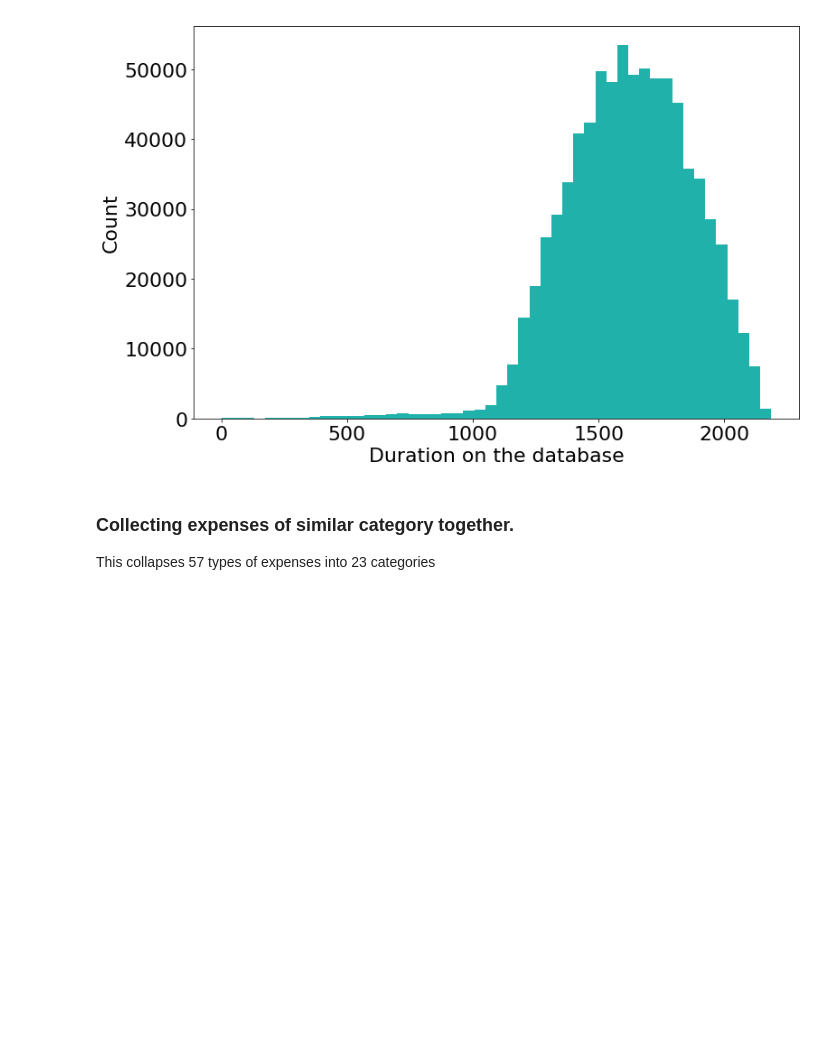
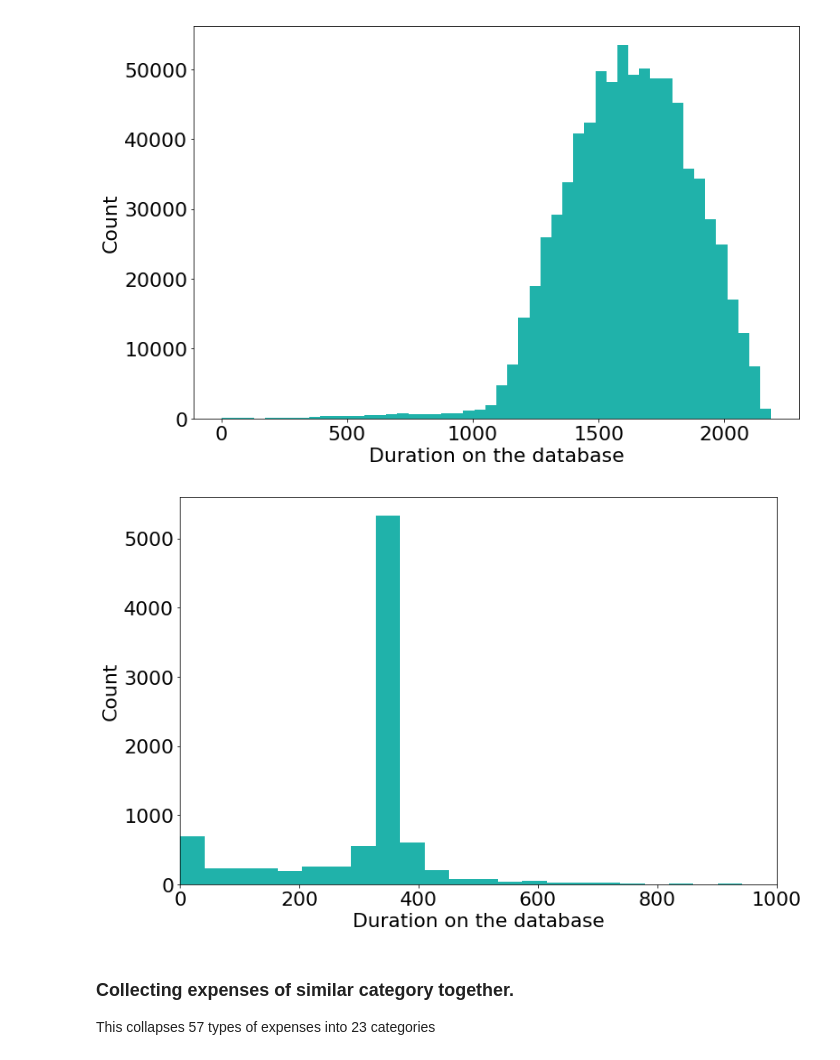
Before and after one commit to sanhitamj/elderly_fraud_detection, a Jupyter notebook: DataPipeline.ipynb, the cells around one changed output. Drawn from its saved outputs; the diff is of its cells as text; code cells hidden in the pictures; blank space fills up the shorter version.

Commit message:
new plots

```diff
--- a/DataPipeline.ipynb
+++ b/DataPipeline.ipynb
@@ -163,6 +163,15 @@ explore.reset_index(level=0, inplace=True)
 df2[(df2['CategoryTypeId']==2) &(df2['TransactionCategoryId']!=245) &
                         (df2['TransactionCategoryId']!=228) &
                         (df2['TransactionCategoryId']!=249 )][['TransactionCategoryId', 'Description']].to_csv('expense_description.csv')
+# %%
+plt.xlim(0, 1000)
+explore['Duration'].hist(bins=50, figsize=(12,8), color = '#20B2AA', grid=False)
+plt.xlabel('Duration on the database')
+plt.ylabel('Count')
+plt.savefig('images/duration_hist.png')
+plt.show()
+# %% [output]
+[figure, added]
 # %% [markdown]
 ### Collecting expenses of similar category together.
 
```
Also changed, not shown: parts of 4 cells of this notebook, 4 other files.
